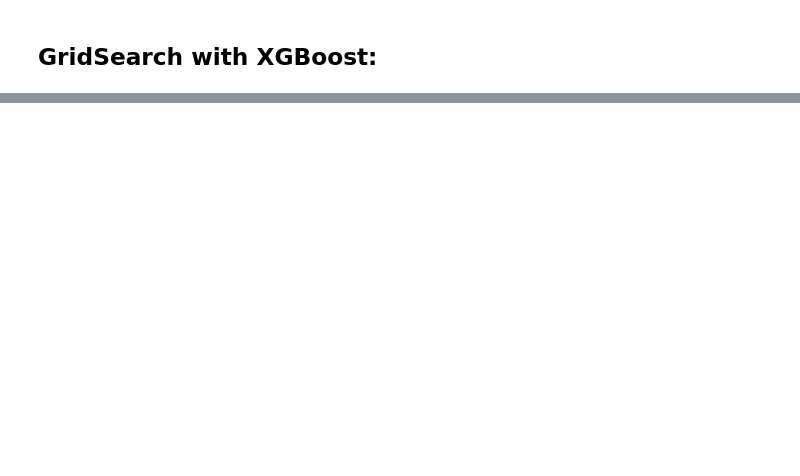
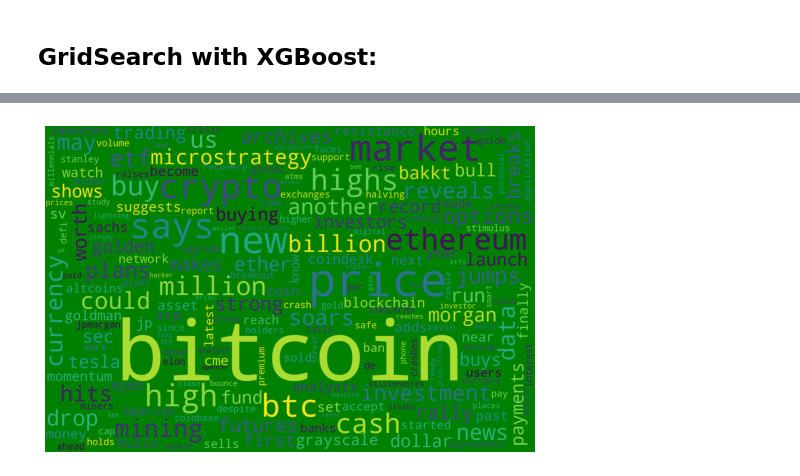
Before and after one commit to emel333/crypto-headlines-as-predictors, a Jupyter notebook: modeling.ipynb, the cells around one changed output, grey strips where cells are left out. Cells and saved outputs as stored; diff of their text form; code cells hidden in the pictures; blank space fills up the shorter version.

```diff
--- a/modeling.ipynb
+++ b/modeling.ipynb
@@ -526,0 +664,3 @@ grid.best_params
+# %%
+df_directions = df.groupby('price_move')
+up_down_df = [df_directions.get_group(x) for x in df_directions.groups]
@@ -526,0 +669,5 @@ grid.best_params
+# %%
+up_words = up_down_df[1]
+# %%
+ups = ' '
+ups = ups.join(up_words['v2_headline'].tolist())
@@ -526,0 +679,3 @@ grid.best_params
+# %%
+fd_up = FreqDist(ups.split())
+fd_down = FreqDist(downs.split())
@@ -526,0 +708,12 @@ grid.best_params
+# %%
+wordcloud = WordCloud(background_color='green',
+                      width=1500,
+                      height=1000
+                      ).generate_from_frequencies(fd_up)
+
+plt.figure(figsize=(9,6))
+plt.imshow(wordcloud)
+plt.axis('off')
+plt.show()
+# %% [output]
+[figure, added]
```
Also changed, not shown: parts of 68 cells of this notebook.
